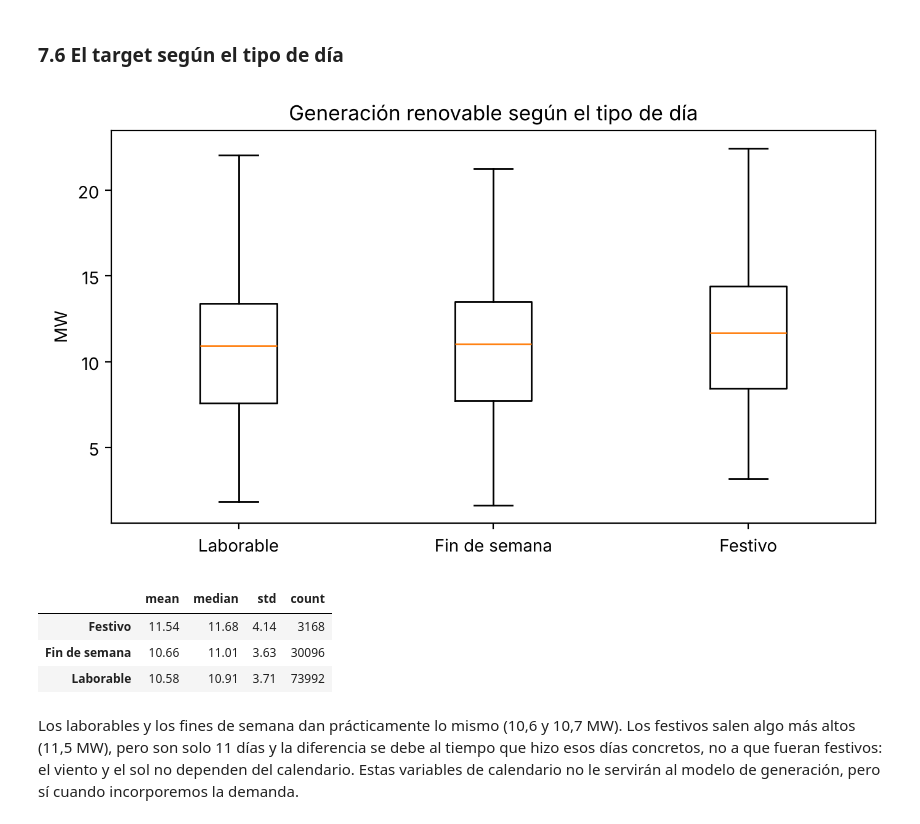
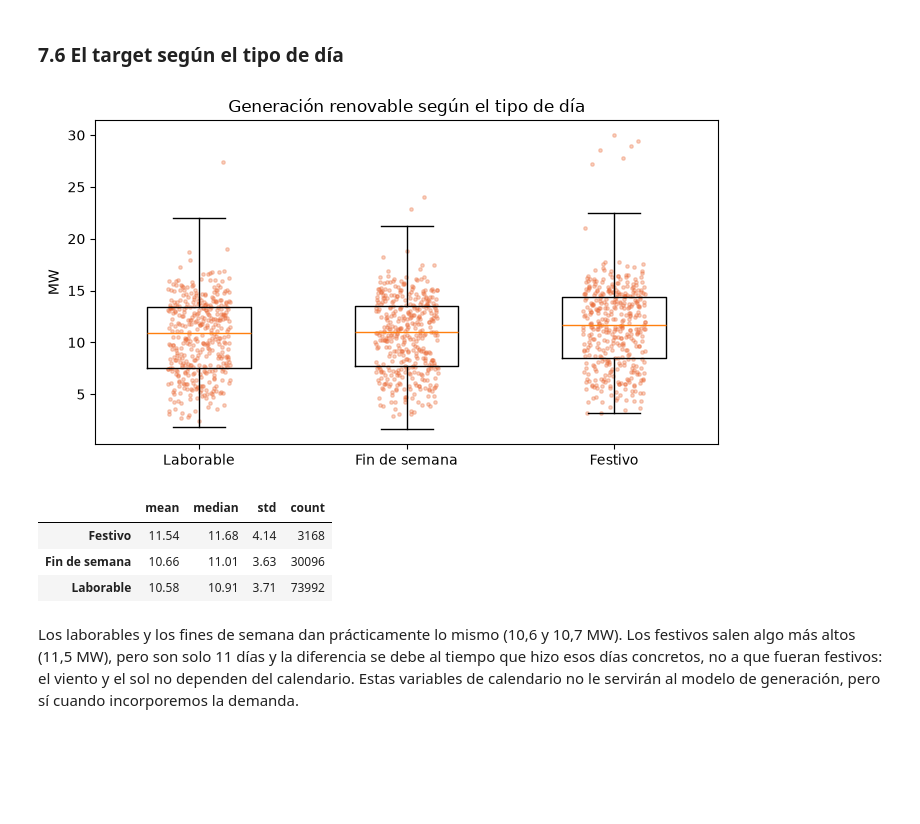
Before and after one commit to LucasToledanoDuque/Proyect_Computacion_HP, a Jupyter notebook: EDA/eda_datos.ipynb, the cells around one changed output. Saved outputs shown, nothing was run; the diff lists cells and outputs as text; code cells hidden in the pictures; blank space fills up the shorter version.

Commit message:
Cambio de lugar del script: "descargar-fuentes-web", puesto valor de variables en los boxplots para que sea más representativo

```diff
--- a/EDA/eda_datos.ipynb
+++ b/EDA/eda_datos.ipynb
@@ -269,14 +269,26 @@ Hay dos periodos sin ninguna lectura de ninguna estación: una semana a principi
 ### 3.6 Outliers
 
 Usamos el criterio habitual del rango intercuartílico: un valor es atípico si está más de 1,5 veces el rango intercuartílico por debajo del primer cuartil o por encima del tercero.
+# %%
+def muestra_fija(serie, n):
+    """n valores equiespaciados de la serie (ordenada por tiempo). Sin azar: siempre los mismos."""
+    serie = serie.sort_index() if isinstance(serie.index, pd.DatetimeIndex) else serie
+    posiciones = np.linspace(0, len(serie) - 1, min(n, len(serie))).round().astype(int)
+    return serie.iloc[posiciones]
+
+def desplazamiento(n, ancho=0.3):
+    """Desplazamiento horizontal fijo y bien repartido (secuencia de la razón áurea)."""
+    return ((np.arange(n) * 0.6180339887) % 1 - 0.5) * ancho
 # %%
-filas = []
-for var in VARIABLES:
-    q1, q3 = lect[var].quantile([0.25, 0.75])
-    iqr = q3 - q1
-    atipicos = ((lect[var] < q1 - 1.5 * iqr) | (lect[var] > q3 + 1.5 * iqr)).sum()
-    filas.append({"variable": var, "atípicos": atipicos, "% del total": round(100 * atipicos / len(lect), 2)})
-outliers = pd.DataFrame(filas).set_index("variable")
-outliers.to_csv(TABLAS / "03_outliers.csv")
-outliers
+lect_orden = lect.sort_values("timestamp")
+
+fig, ejes = plt.subplots(1, 8, figsize=(16, 4))
+for eje, var in zip(ejes, VARIABLES):
+    eje.boxplot(lect[var], flierprops={"markersize": 2, "alpha": 0.3}, widths=0.5)
+    punto = lect_orden[var].iloc[np.linspace(0, len(lect_orden) - 1, 1500).round().astype(int)]
+    eje.scatter(1 + desplazamiento(len(punto)), punto, s=4, alpha=0.25, color=AZUL, zorder=0)
+    eje.set_title(var, fontsize=9)
+    eje.set_xticks([])
+fig.suptitle("Boxplot de cada variable (puntos: 1.500 lecturas equiespaciadas en el tiempo)")
+guardar(fig, "03_boxplots")
 # %% [output]
@@ -805,17 +808,23 @@ Los dos gráficos dibujan las fórmulas con las que se calculó el target. La e
 # %%
 tipo_dia = np.select([ds["es_festivo"] == 1, ds["es_fin_de_semana"] == 1], ["Festivo", "Fin de semana"], "Laborable")
 por_tipo = ds.groupby(tipo_dia)["P_renovable_MW"].agg(["mean", "median", "std", "count"]).round(2)
 por_tipo.to_csv(TABLAS / "07_target_por_tipo_de_dia.csv")
 
 fig, eje = plt.subplots(figsize=(7, 4))
 grupos = ["Laborable", "Fin de semana", "Festivo"]
-eje.boxplot([ds.loc[tipo_dia == g, "P_renovable_MW"] for g in grupos], tick_labels=grupos, showfliers=False)
+datos_grupos = [ds.loc[tipo_dia == g, "P_renovable_MW"] for g in grupos]
+
+eje.boxplot(datos_grupos, tick_labels=grupos, showfliers=False, widths=0.5)
+for i, serie in enumerate(datos_grupos, start=1):
+    punto = muestra_fija(serie, 400)
+    eje.scatter(i + desplazamiento(len(punto)), punto, s=6, alpha=0.3, color=NARANJA, zorder=0)
+
 eje.set_ylabel("MW")
 eje.set_title("Generación renovable según el tipo de día")
 guardar(fig, "07_target_por_tipo_de_dia")
 por_tipo
 # %% [output]
-[figure, old version]
+[figure, new version]
 |  | mean | median | std | count |
 | Festivo | 11.54 | 11.68 | 4.14 | 3168 |
 | Fin de semana | 10.66 | 11.01 | 3.63 | 30096 |
```
Also changed, not shown: parts of 16 cells of this notebook, 19 other files.
